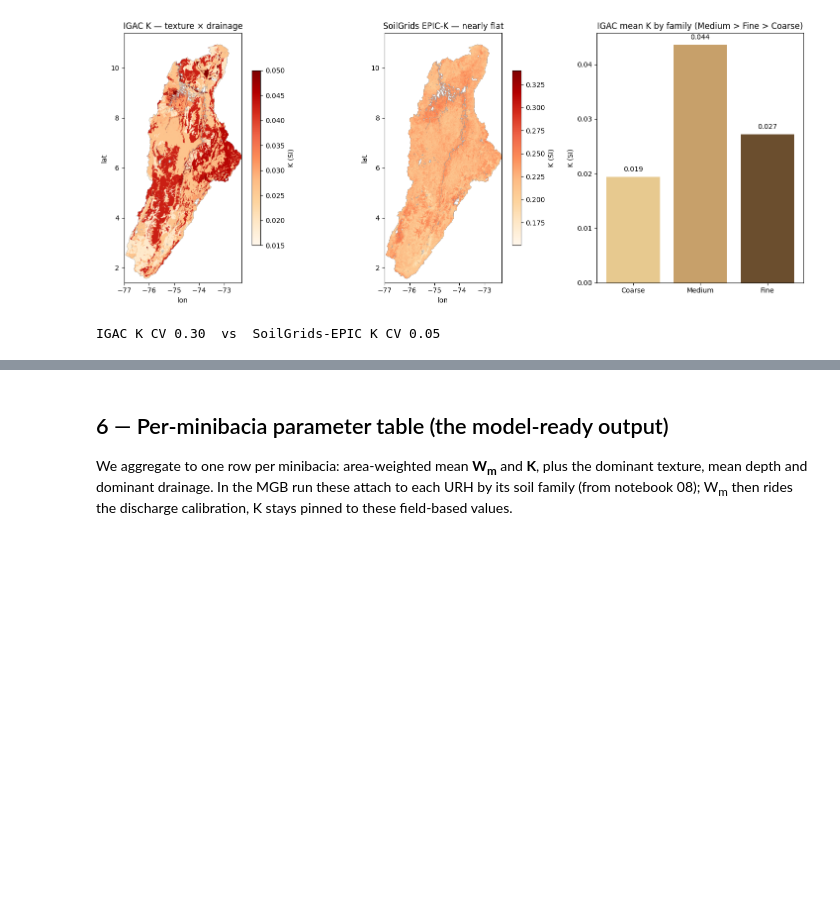
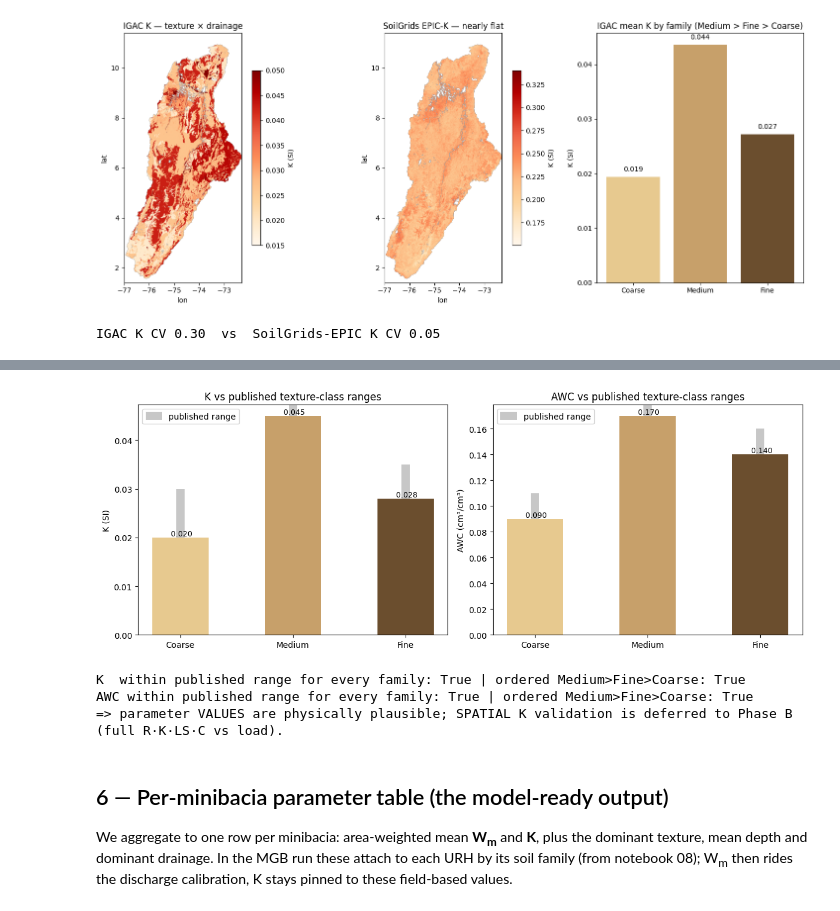
Before and after one commit to AYmANTwill/magdalena-mgb-sed, a Jupyter notebook: notebooks/09_soil_parameters.ipynb, the cells around one changed output, grey strips where cells are left out. Saved outputs shown, nothing was run; the diff lists cells and outputs as text; code cells hidden in the pictures; blank space fills up the shorter version.

```diff
--- a/notebooks/09_soil_parameters.ipynb
+++ b/notebooks/09_soil_parameters.ipynb
@@ -282,3 +235,27 @@ NOTE (honest): rating a is confounded by rainfall erosivity, slope, land cover,
+# %%
+# published envelopes by texture family
+Klit={1:(0.005,0.030),2:(0.030,0.065),3:(0.020,0.035)}    # USLE-K (SI) range
+Alit={1:(0.05,0.11), 2:(0.13,0.20),  3:(0.10,0.16)}       # AWC (cm3/cm3) range
+xs=[1,2,3]; names=[FAM[k] for k in xs]
+kv=[KBASE[k] for k in xs]; av=[AWC[k] for k in xs]
+fig,ax=plt.subplots(1,2,figsize=(12,4.6))
+for j,(vals,lit,lab,ttl) in enumerate([(kv,Klit,'K (SI)','K vs published texture-class ranges'),
+                                       (av,Alit,'AWC (cm³/cm³)','AWC vs published texture-class ranges')]):
+    lo=[lit[k][0] for k in xs]; hi=[lit[k][1] for k in xs]
+    ax[j].vlines(range(3),lo,hi,color='k',lw=10,alpha=.22,zorder=1,label='published range')
+    ax[j].bar(names,vals,width=.5,color=[FCOL[k] for k in xs],zorder=2)
+    for i in range(3): ax[j].text(i,vals[i],' %.3f'%vals[i],ha='center',va='bottom',fontsize=9)
+    ax[j].set_ylabel(lab); ax[j].set_title(ttl); ax[j].legend(loc='upper left')
+plt.tight_layout(); plt.show()
+okK=all(Klit[k][0]<=KBASE[k]<=Klit[k][1] for k in xs); okA=all(Alit[k][0]<=AWC[k]<=Alit[k][1] for k in xs)
+print('K  within published range for every family:', okK, '| ordered Medium>Fine>Coarse:', kv[1]>kv[2]>kv[0])
+print('AWC within published range for every family:', okA, '| ordered Medium>Fine>Coarse:', av[1]>av[2]>av[0])
+print('=> parameter VALUES are physically plausible; SPATIAL K validation is deferred to Phase B (full R·K·LS·C vs load).')
+# %% [output]
+[figure, added]
+K  within published range for every family: True | ordered Medium>Fine>Coarse: True
+AWC within published range for every family: True | ordered Medium>Fine>Coarse: True
+=> parameter VALUES are physically plausible; SPATIAL K validation is deferred to Phase B (full R·K·LS·C vs load).
 # %% [markdown]
 ## 6 — Per-minibacia parameter table (the model-ready output)
 
```
Also changed, not shown: parts of 5 cells of this notebook.
